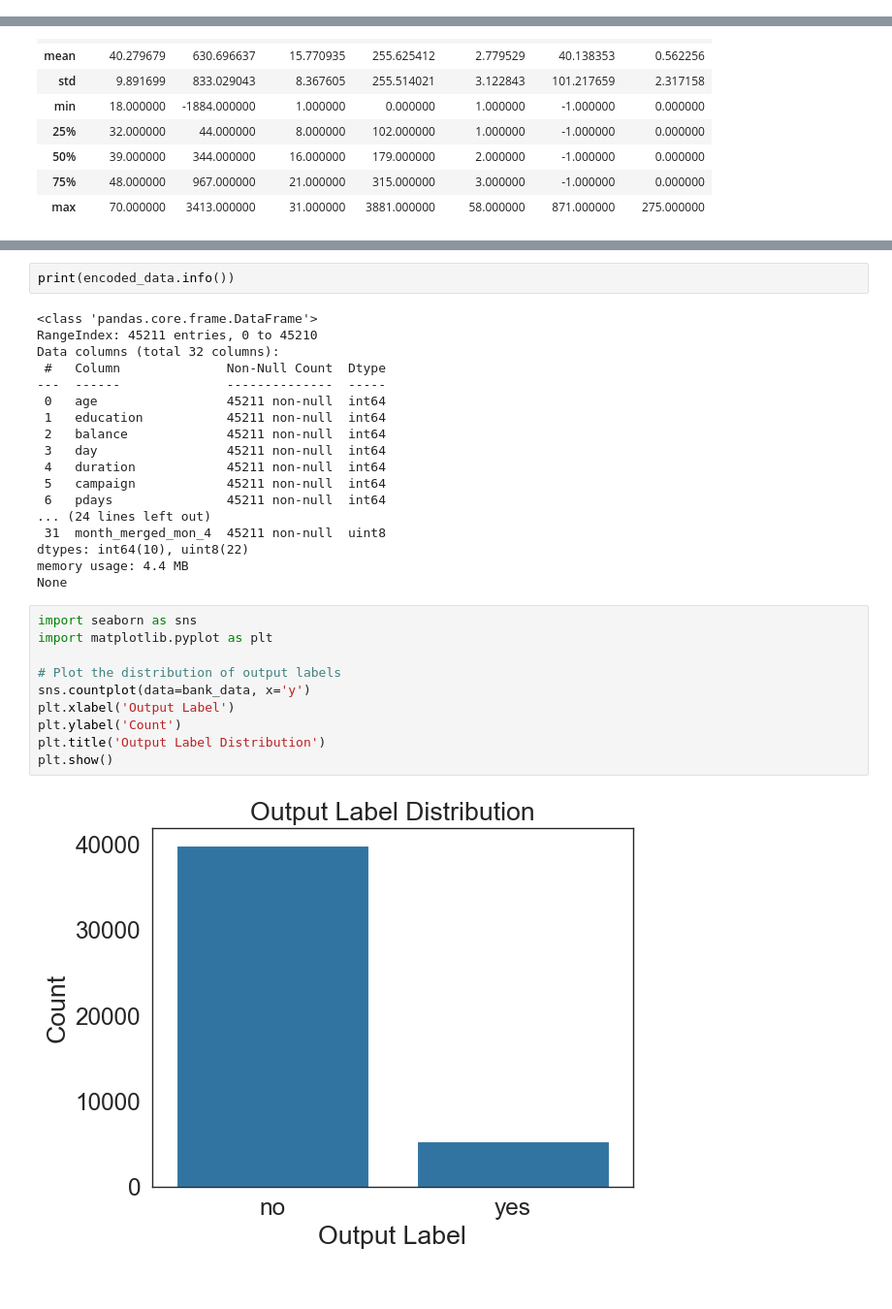
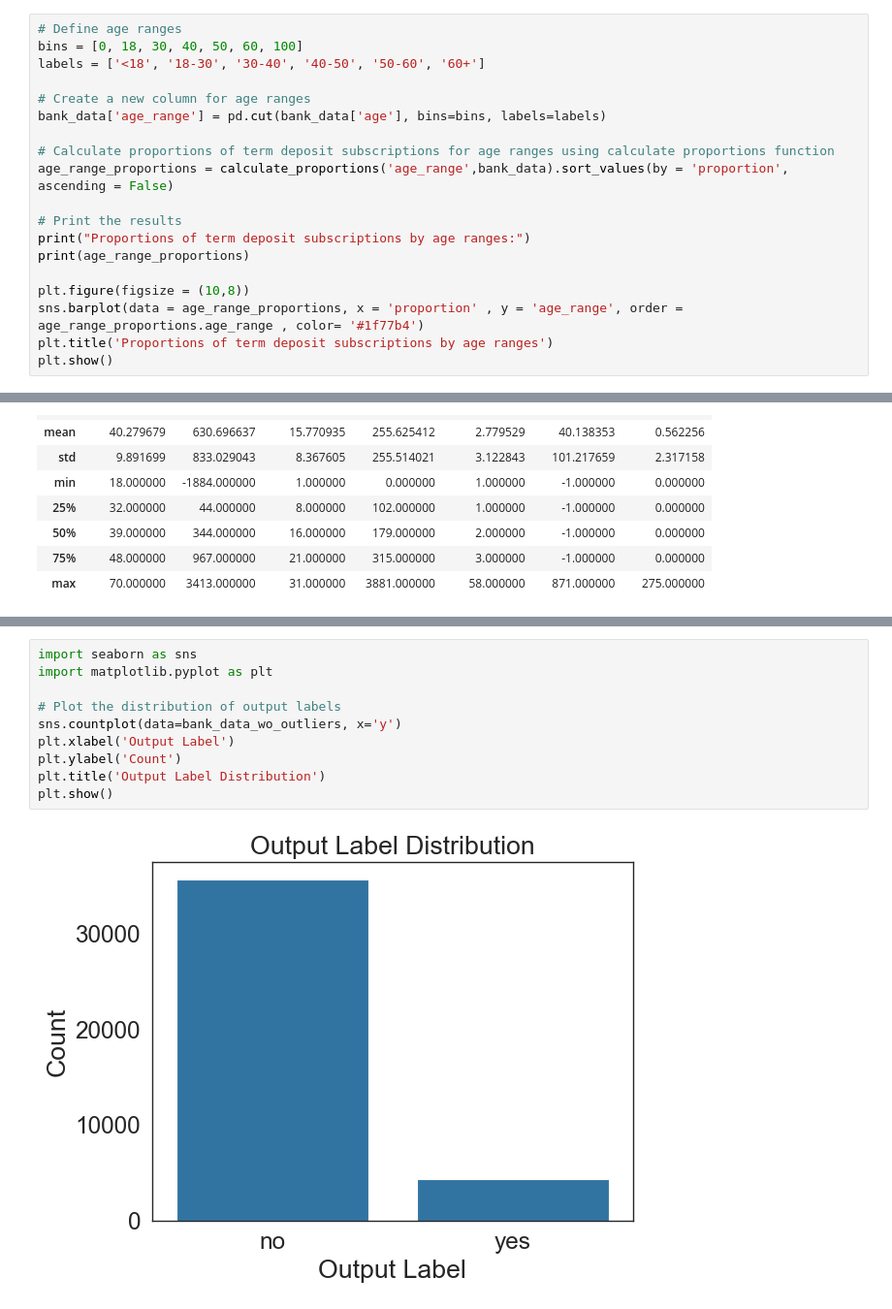
Before and after one commit to Soorabh/BankCustomerSubscription, a Jupyter notebook: notebooks/Bank Customer Term subscription.ipynb, the cells around one changed output, grey strips where cells are left out. Shown at 97% size. Saved outputs shown, nothing was run; the diff lists cells and outputs as text.

```diff
--- a/notebooks/Bank Customer Term subscription.ipynb
+++ b/notebooks/Bank Customer Term subscription.ipynb
@@ -59,0 +173,19 @@ bank_data.describe()
+# %%
+# Define age ranges
+bins = [0, 18, 30, 40, 50, 60, 100]
+labels = ['<18', '18-30', '30-40', '40-50', '50-60', '60+']
+
+# Create a new column for age ranges
+bank_data['age_range'] = pd.cut(bank_data['age'], bins=bins, labels=labels)
+
+# Calculate proportions of term deposit subscriptions for age ranges using calculate proportions function
+age_range_proportions = calculate_proportions('age_range',bank_data).sort_values(by = 'proportion', ascending = False)
+
+# Print the results
+print("Proportions of term deposit subscriptions by age ranges:")
+print(age_range_proportions)
+
+plt.figure(figsize = (10,8))
+sns.barplot(data = age_range_proportions, x = 'proportion' , y = 'age_range', order = age_range_proportions.age_range , color= '#1f77b4')
+plt.title('Proportions of term deposit subscriptions by age ranges')
+plt.show()
@@ -420,33 +407,13 @@ memory usage: 4.4 MB
-# %%
-print(encoded_data.info())
-# %% [output]
-<class 'pandas.core.frame.DataFrame'>
-RangeIndex: 45211 entries, 0 to 45210
-Data columns (total 32 columns):
- #   Column              Non-Null Count  Dtype
----  ------              --------------  -----
- 0   age                 45211 non-null  int64
- 1   education           45211 non-null  int64
- 2   balance             45211 non-null  int64
- 3   day                 45211 non-null  int64
- 4   duration            45211 non-null  int64
- 5   campaign            45211 non-null  int64
- 6   pdays               45211 non-null  int64
-... (24 lines left out)
- 31  month_merged_mon_4  45211 non-null  uint8
-dtypes: int64(10), uint8(22)
-memory usage: 4.4 MB
-None
 # %%
 import seaborn as sns
 import matplotlib.pyplot as plt
 
 # Plot the distribution of output labels
-sns.countplot(data=bank_data, x='y')
+sns.countplot(data=bank_data_wo_outliers, x='y')
 plt.xlabel('Output Label')
 plt.ylabel('Count')
 plt.title('Output Label Distribution')
 plt.show()
 # %% [output]
-[figure, old version]
+[figure, new version]
 # %%
```
Also changed, not shown: parts of 44 cells of this notebook, 1 other file.
